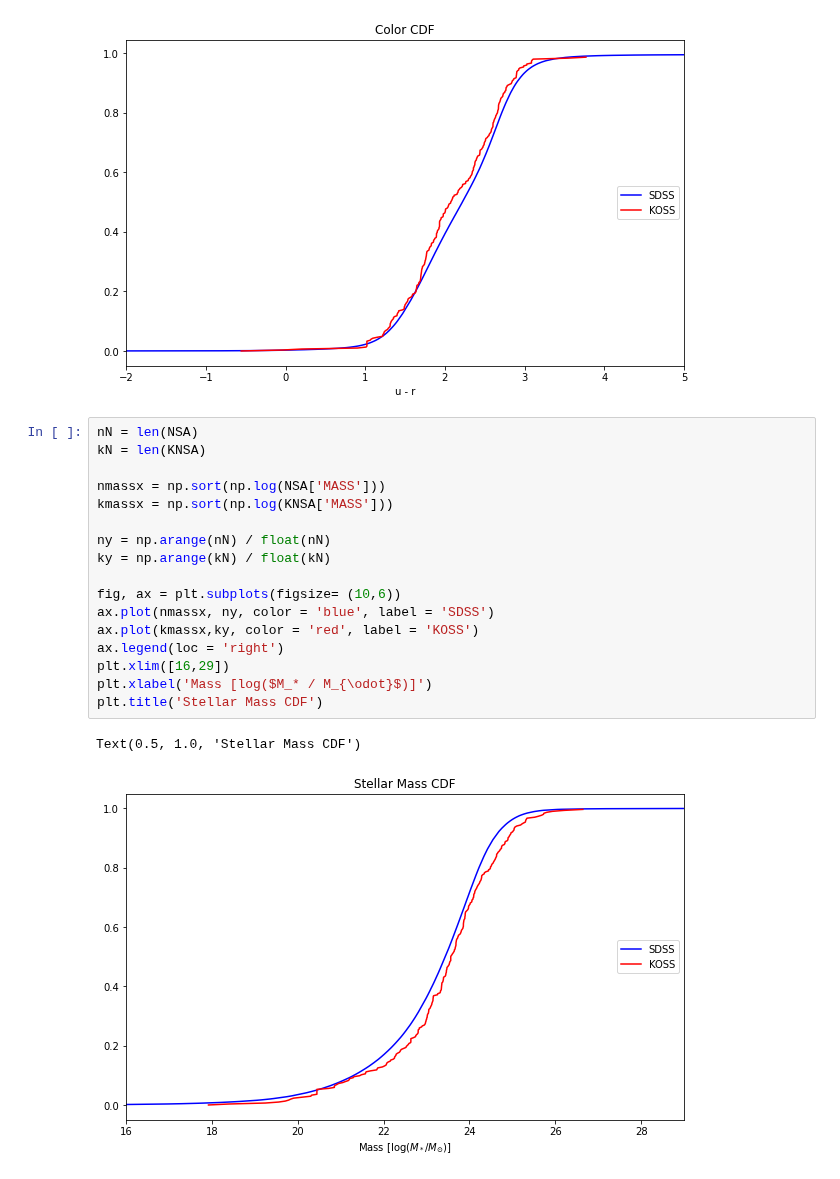
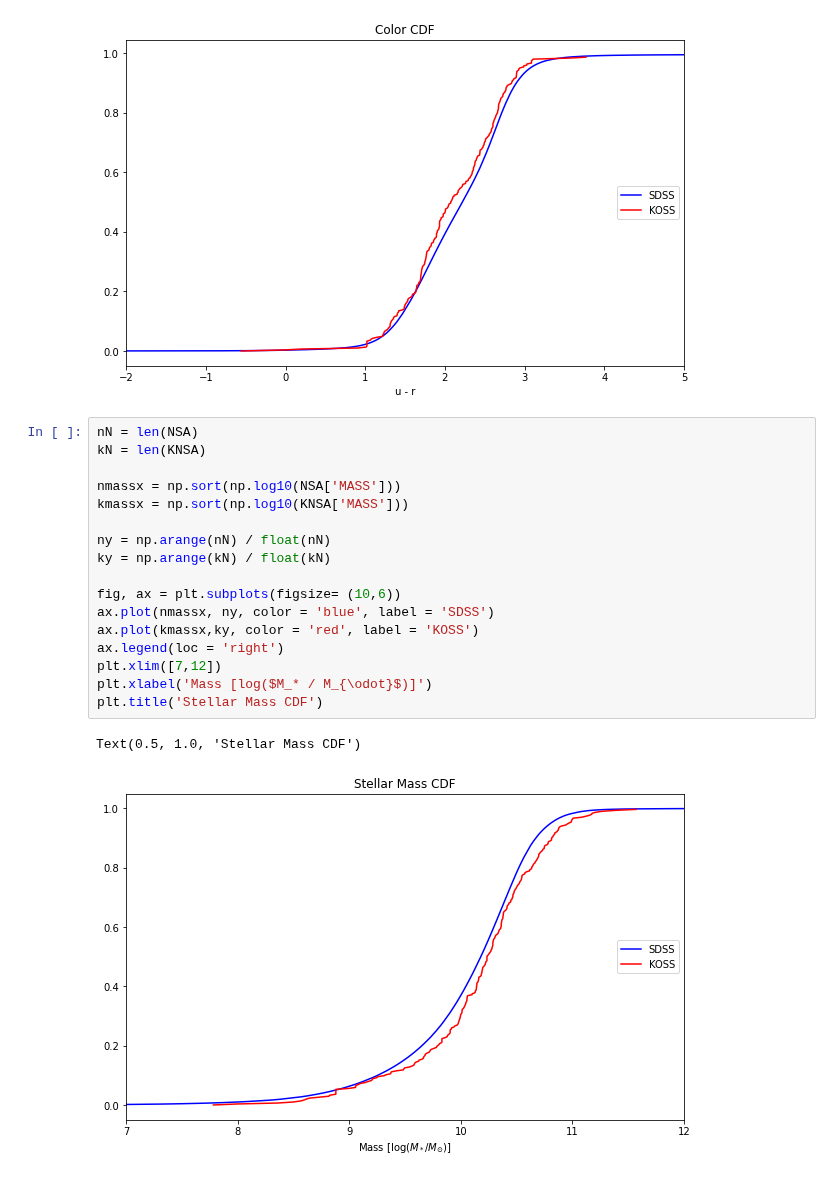
Before and after one commit to DESI-UR/Void_analysis, a Jupyter notebook: nb/Taryn_Lovan/Galaxy_Properties.ipynb, the cells around one changed output. Saved outputs shown, nothing was run; the diff lists cells and outputs as text.

```diff
--- a/nb/Taryn_Lovan/Galaxy_Properties.ipynb
+++ b/nb/Taryn_Lovan/Galaxy_Properties.ipynb
@@ -220,21 +228,21 @@ Text(0.5, 1.0, 'Color CDF')
 # %%
 nN = len(NSA)
 kN = len(KNSA)
 
-nmassx = np.sort(np.log(NSA['MASS']))
-kmassx = np.sort(np.log(KNSA['MASS']))
+nmassx = np.sort(np.log10(NSA['MASS']))
+kmassx = np.sort(np.log10(KNSA['MASS']))
 
 ny = np.arange(nN) / float(nN)
 ky = np.arange(kN) / float(kN)
 
 fig, ax = plt.subplots(figsize= (10,6))
 ax.plot(nmassx, ny, color = 'blue', label = 'SDSS')
 ax.plot(kmassx,ky, color = 'red', label = 'KOSS')
 ax.legend(loc = 'right')
-plt.xlim([16,29])
+plt.xlim([7,12])
 plt.xlabel('Mass [log($M_* / M_{\odot}$)]')
 plt.title('Stellar Mass CDF')
 # %% [output]
 Text(0.5, 1.0, 'Stellar Mass CDF')
-[figure, old version]
+[figure, new version]
 # %%
```
Also changed, not shown: parts of 11 cells of this notebook.
